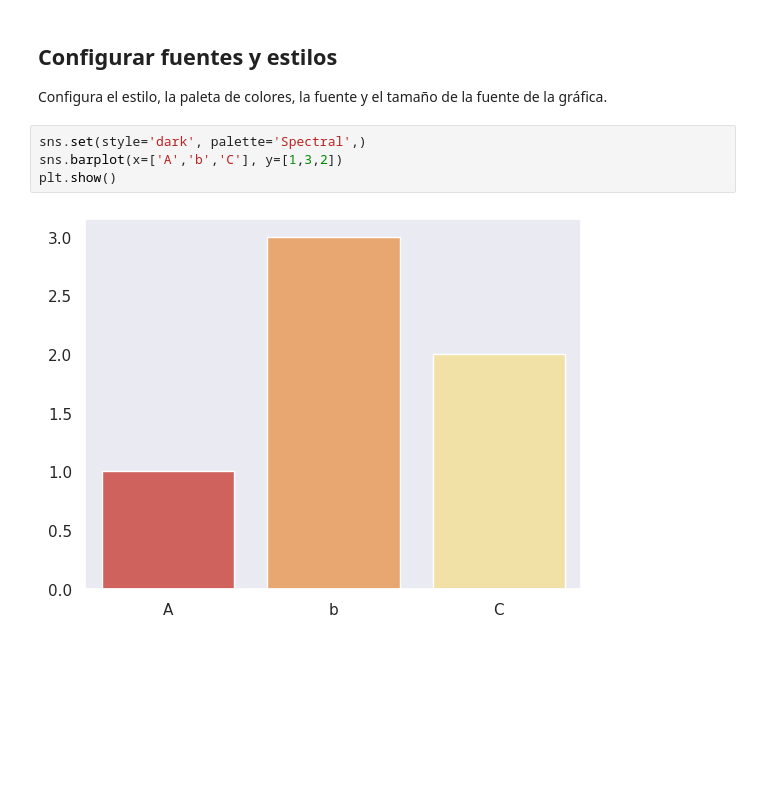
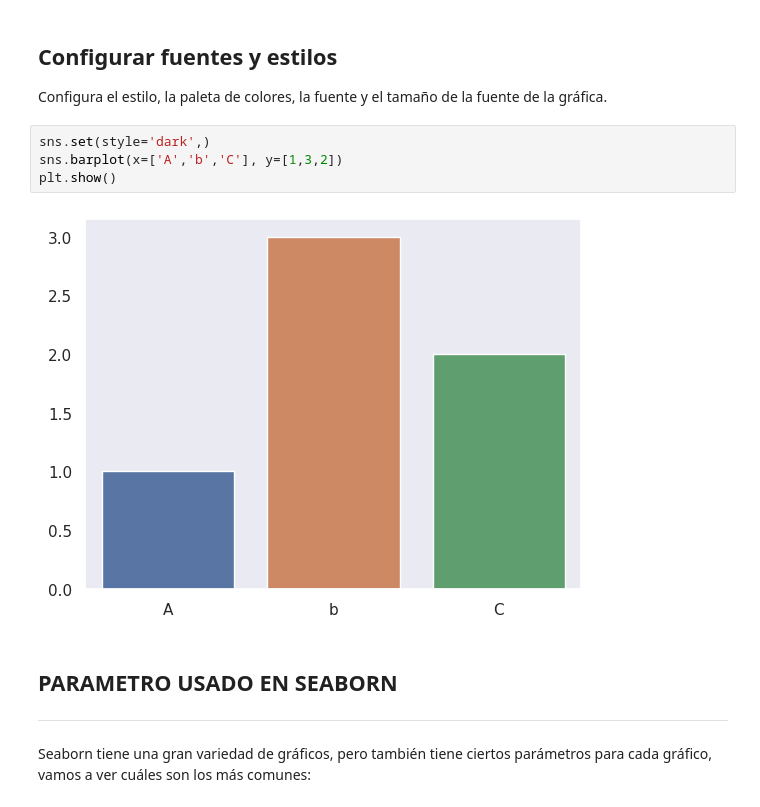
Before and after one commit to afpalmasan/DataViz-MatPlotlib-Seaborn, a Jupyter notebook: DataViz_Seaborn.ipynb, the cells around one changed output. Drawn from its saved outputs; the diff is of its cells as text; blank space fills up the shorter version.

Commit message:
Visializacion de datos con Seaborn

```diff
--- a/DataViz_Seaborn.ipynb
+++ b/DataViz_Seaborn.ipynb
@@ -18,8 +18,14 @@ plt.show()
 ## Configurar fuentes y estilos
 Configura el estilo, la paleta de colores, la fuente y el tamaño de la fuente de la gráfica.
 # %%
-sns.set(style='dark', palette='Spectral',)
+sns.set(style='dark',)
 sns.barplot(x=['A','b','C'], y=[1,3,2])
 plt.show()
 # %% [output]
-[figure, old version]
+[figure, new version]
+# %% [markdown]
+## PARAMETRO USADO EN SEABORN
+
+---
+# %% [markdown]
+Seaborn tiene una gran variedad de gráficos, pero también tiene ciertos parámetros para cada gráfico, vamos a ver cuáles son los más comunes:
```
Also changed, not shown: parts of 43 cells of this notebook.
